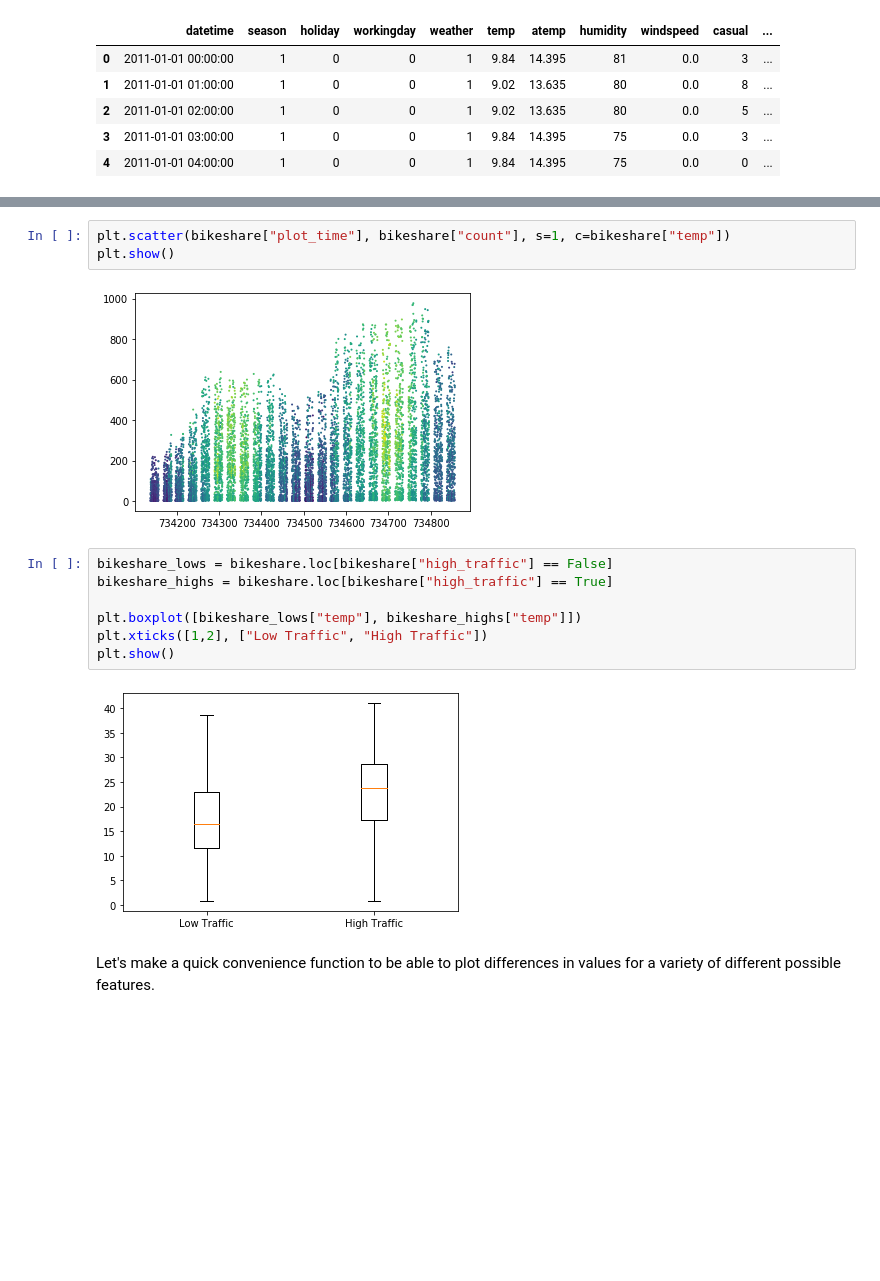
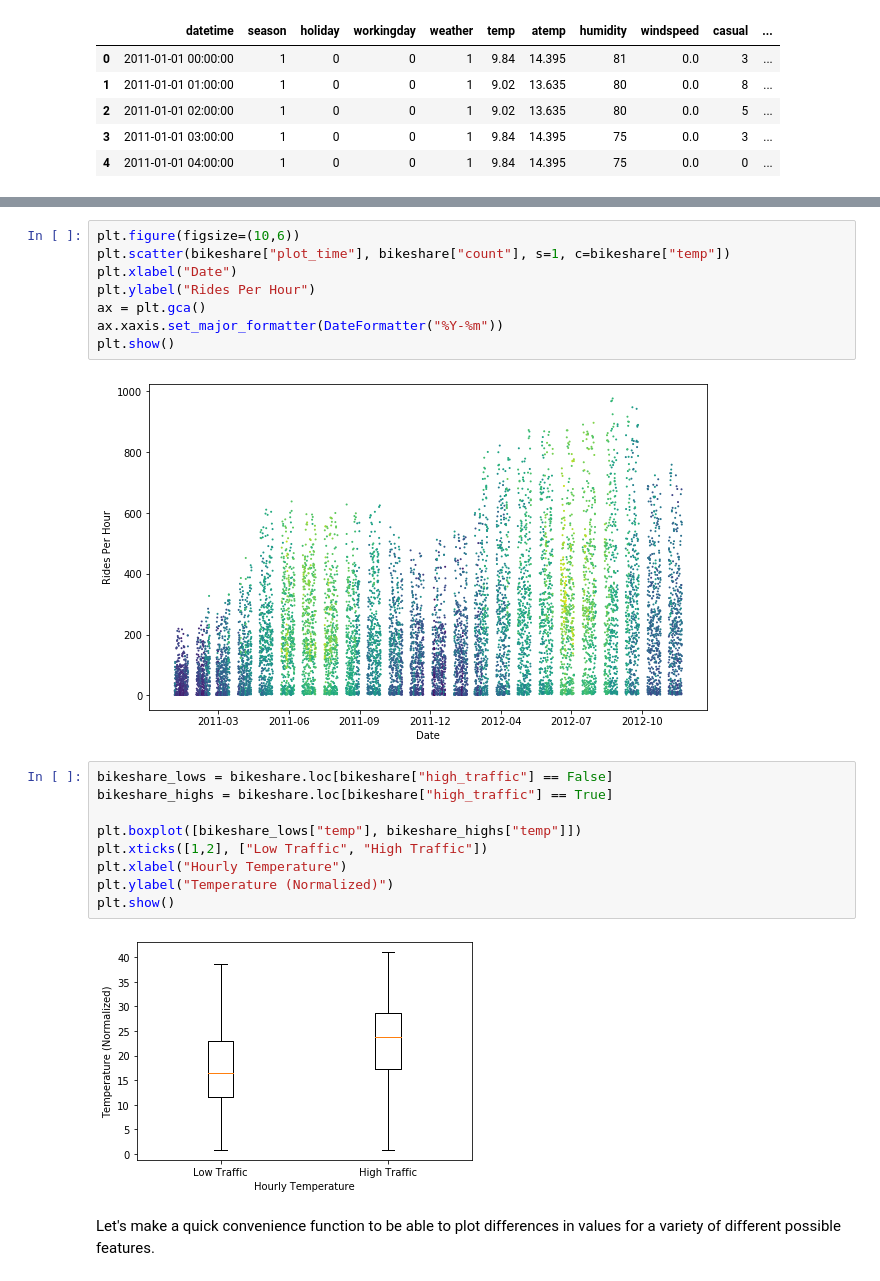
Before and after one commit to chetan-parthiban/MSSP608, a Jupyter notebook: Lectures/Day1_ExploratoryAnalysis_DecisionTrees_Entropy.ipynb, the cells around one changed output, grey strips where cells are left out. Drawn from its saved outputs; the diff is of its cells as text; blank space fills up the shorter version.

```diff
--- a/Lectures/Day1_ExploratoryAnalysis_DecisionTrees_Entropy.ipynb
+++ b/Lectures/Day1_ExploratoryAnalysis_DecisionTrees_Entropy.ipynb
@@ -134,17 +133,24 @@ First we'll do some evaluation to make sure that the dataset we're working with
 # %%
+plt.figure(figsize=(10,6))
 plt.scatter(bikeshare["plot_time"], bikeshare["count"], s=1, c=bikeshare["temp"])
+plt.xlabel("Date")
+plt.ylabel("Rides Per Hour")
+ax = plt.gca()
+ax.xaxis.set_major_formatter(DateFormatter("%Y-%m"))
 plt.show()
 # %% [output]
-[figure, old version]
+[figure, new version]
 # %%
 bikeshare_lows = bikeshare.loc[bikeshare["high_traffic"] == False]
 bikeshare_highs = bikeshare.loc[bikeshare["high_traffic"] == True]
 
 plt.boxplot([bikeshare_lows["temp"], bikeshare_highs["temp"]])
 plt.xticks([1,2], ["Low Traffic", "High Traffic"])
+plt.xlabel("Hourly Temperature")
+plt.ylabel("Temperature (Normalized)")
 plt.show()
 # %% [output]
-[figure, old version]
+[figure, new version]
 # %% [markdown]
 Let's make a quick convenience function to be able to plot differences in values for a variety of different possible features.
 # %%
```
Also changed, not shown: parts of 16 cells of this notebook.
